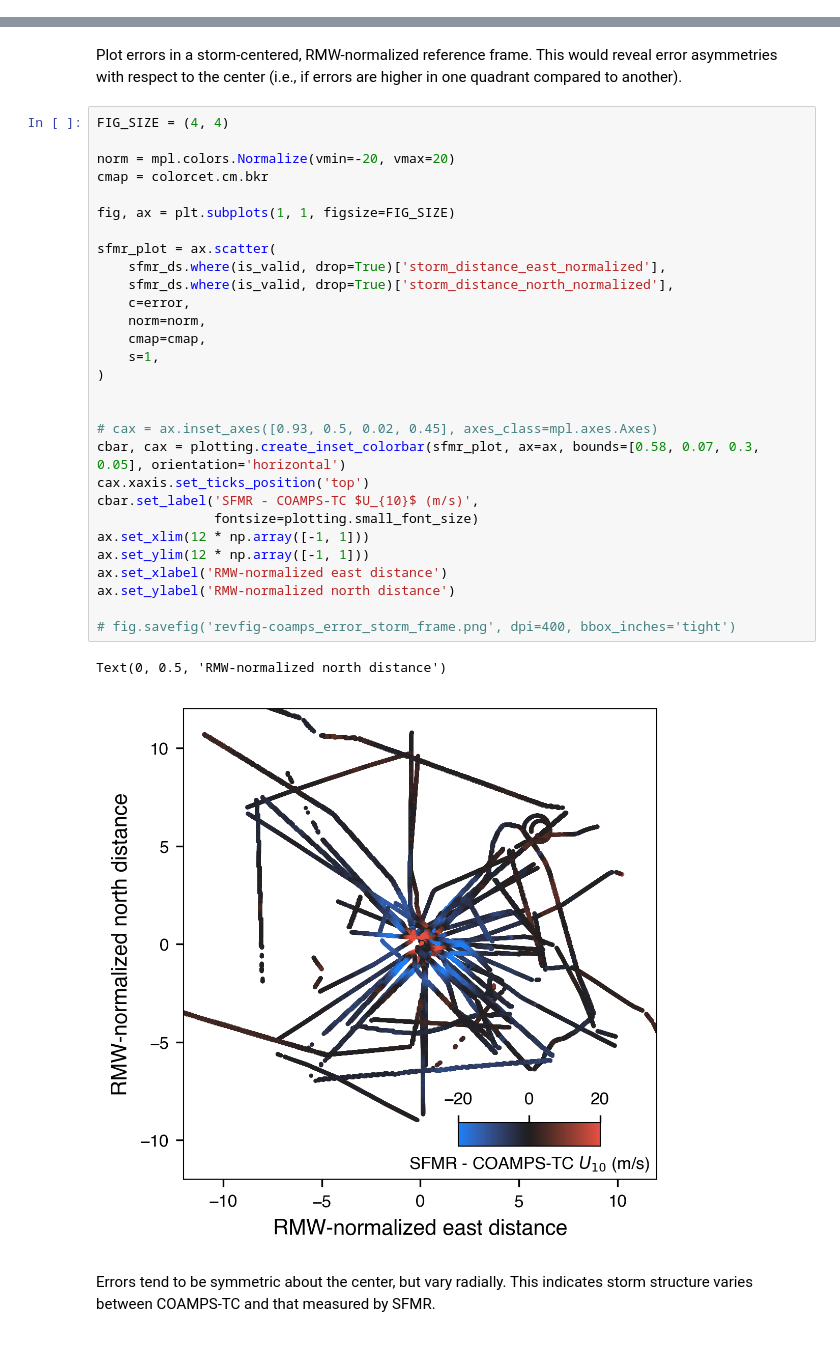
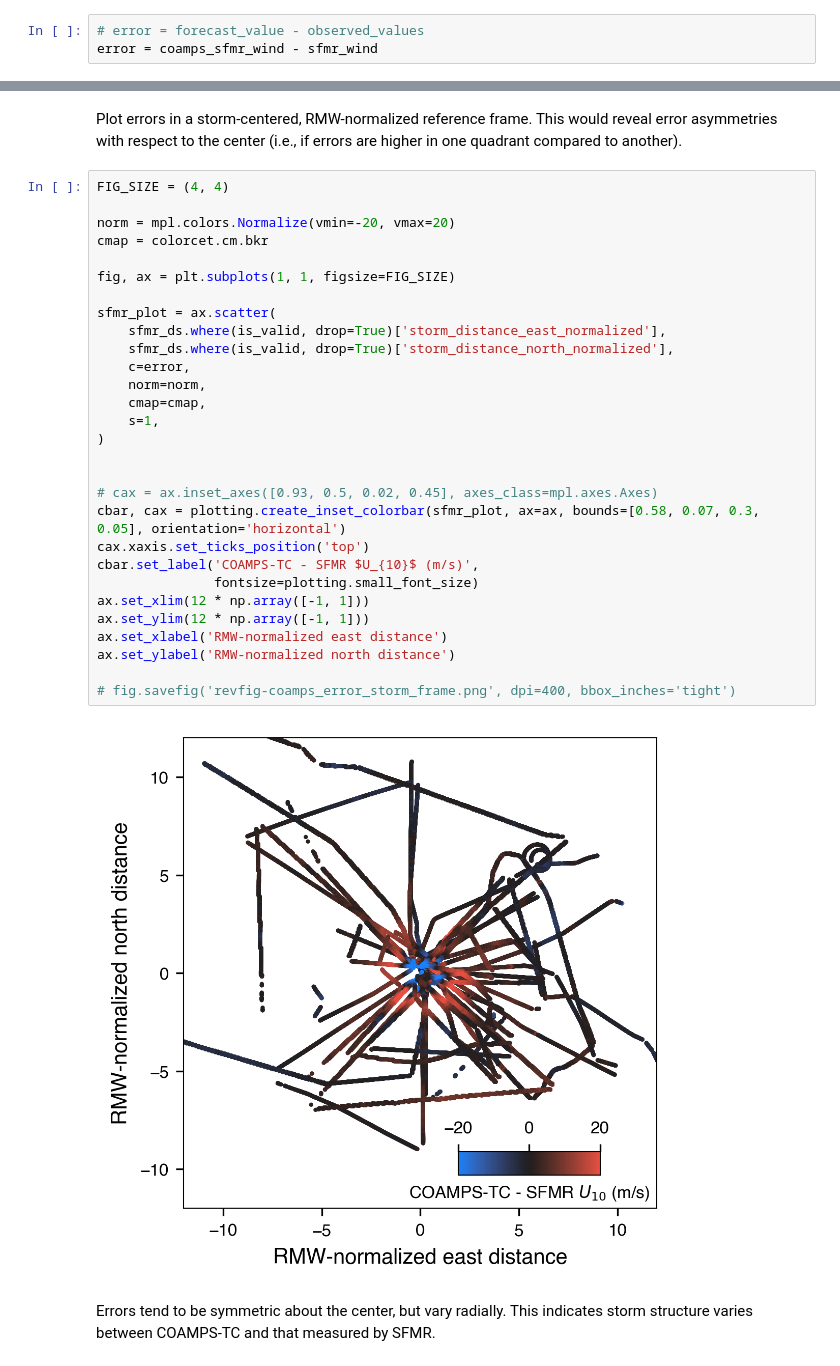
Before and after one commit to jacobrdavis/ocean-surface-wave-slopes-and-wind-wave-alignment, a Jupyter notebook: nb5-slope-primary-dependence.ipynb, the cells around one changed output, grey strips where cells are left out. Drawn from its saved outputs; the diff is of its cells as text.

```diff
--- a/nb5-slope-primary-dependence.ipynb
+++ b/nb5-slope-primary-dependence.ipynb
@@ -520,3 +503,6 @@ error = sfmr_wind - coamps_sfmr_wind
+# %%
+# error = forecast_value - observed_values
+error = coamps_sfmr_wind - sfmr_wind
 # %% [markdown]
 Plot an error histogram.
 # %%
@@ -643,35 +628,34 @@ Plot errors in a storm-centered, RMW-normalized reference frame.  This would rev
 # %%
 FIG_SIZE = (4, 4)
 
 norm = mpl.colors.Normalize(vmin=-20, vmax=20)
 cmap = colorcet.cm.bkr
 
 fig, ax = plt.subplots(1, 1, figsize=FIG_SIZE)
 
 sfmr_plot = ax.scatter(
     sfmr_ds.where(is_valid, drop=True)['storm_distance_east_normalized'],
     sfmr_ds.where(is_valid, drop=True)['storm_distance_north_normalized'],
     c=error,
     norm=norm,
     cmap=cmap,
     s=1,
 )
 
 
 # cax = ax.inset_axes([0.93, 0.5, 0.02, 0.45], axes_class=mpl.axes.Axes)
 cbar, cax = plotting.create_inset_colorbar(sfmr_plot, ax=ax, bounds=[0.58, 0.07, 0.3, 0.05], orientation='horizontal')
 cax.xaxis.set_ticks_position('top')
-cbar.set_label('SFMR - COAMPS-TC $U_{10}$ (m/s)',
+cbar.set_label('COAMPS-TC - SFMR $U_{10}$ (m/s)',
                fontsize=plotting.small_font_size)
 ax.set_xlim(12 * np.array([-1, 1]))
 ax.set_ylim(12 * np.array([-1, 1]))
 ax.set_xlabel('RMW-normalized east distance')
 ax.set_ylabel('RMW-normalized north distance')
 
 # fig.savefig('revfig-coamps_error_storm_frame.png', dpi=400, bbox_inches='tight')
 # %% [output]
-Text(0, 0.5, 'RMW-normalized north distance')
-[figure, old version]
+[figure, new version]
 # %% [markdown]
 Errors tend to be symmetric about the center, but vary radially. This indicates storm structure varies between COAMPS-TC and that measured by SFMR.
 # %% [markdown]
```
Also changed, not shown: parts of 5 cells of this notebook, 2 other files.
